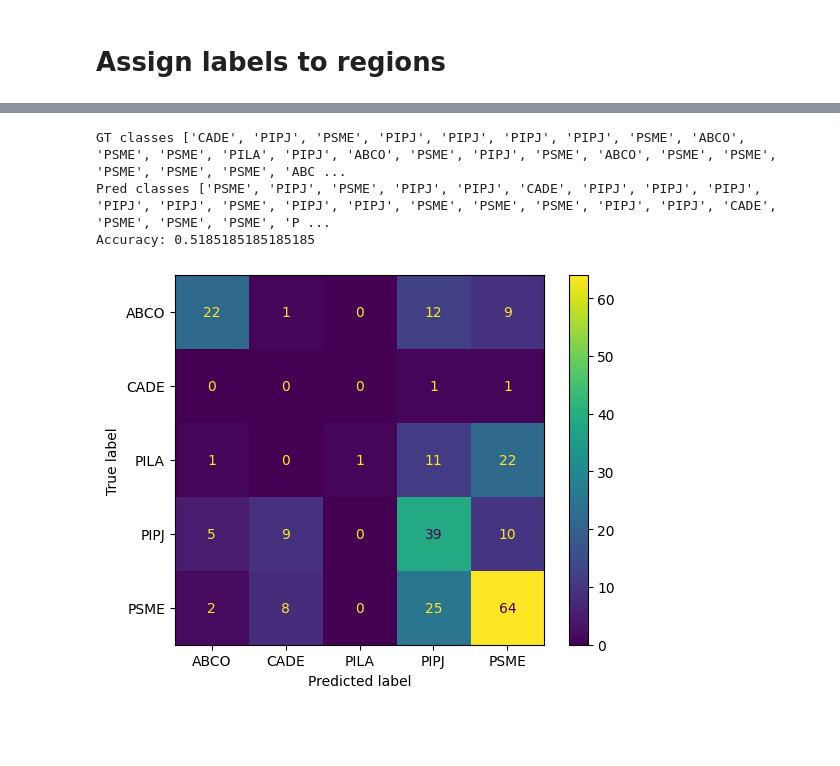
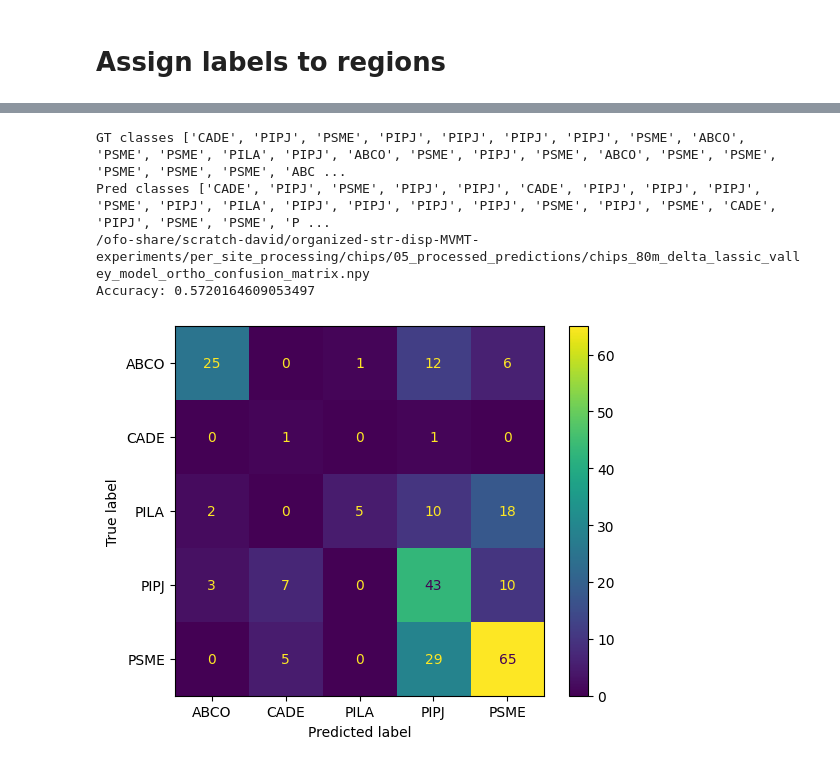
Before and after one commit to russelldj/str-disp-experiments, a Jupyter notebook: scripts/ortho/3_inference/3_inference_ortho_chips.ipynb, the cells around one changed output, grey strips where cells are left out. Cells and saved outputs as stored; diff of their text form; code cells hidden in the pictures; blank space fills up the shorter version.

```diff
--- a/scripts/ortho/3_inference/3_inference_ortho_chips.ipynb
+++ b/scripts/ortho/3_inference/3_inference_ortho_chips.ipynb
@@ -44,7 +44,7 @@ from constants import (
 # Define constants
 # %%
 INFERENCE_SITE = "chips"
-training_sites = sorted(["delta", "lassic"])
+training_sites = sorted(["delta", "lassic", "valley"])
 # %%
 logging.basicConfig(level="INFO")
 # %%
@@ -175,25 +174,27 @@ See the caveats in the documentation: https://pandas.pydata.org/pandas-docs/stab
 # %%
-NUMPY_EXPORT_CONFUSION_MATRIX_FILE = get_numpy_export_confusion_matrix_file(
-    inference_site=INFERENCE_SITE, is_ortho=True
+NUMPY_EXPORT_CONFUSION_MATRIX_FILE = get_numpy_export_cf_filename(
+    prediction_site_name=INFERENCE_SITE, training_sites=training_sites, is_ortho=True
 )
 FIGURE_EXPORT_CONFUSION_MATRIX_FILE = get_figure_export_confusion_matrix_file(
     inference_site=INFERENCE_SITE, is_ortho=True
 )
 
 gt_list = site_gdf[LABELS_COLUMN].tolist()
 pred_list = site_gdf["pred_class"].tolist()
 print(f"GT classes {gt_list}")
 print(f"Pred classes {pred_list}")
 
 # export and show
 cf, classess, accuracy = compute_and_show_cf(
     pred_labels=pred_list, gt_labels=gt_list, labels=list(IDS_TO_LABELS.values()),
     savefile=FIGURE_EXPORT_CONFUSION_MATRIX_FILE,
 )
+print(NUMPY_EXPORT_CONFUSION_MATRIX_FILE)
 np.save(NUMPY_EXPORT_CONFUSION_MATRIX_FILE, cf)
 print(f"Accuracy: {accuracy}")
 # %% [output]
 GT classes ['CADE', 'PIPJ', 'PSME', 'PIPJ', 'PIPJ', 'PIPJ', 'PIPJ', 'PSME', 'ABCO', 'PSME', 'PSME', 'PILA', 'PIPJ', 'ABCO', 'PSME', 'PIPJ', 'PSME', 'ABCO', 'PSME', 'PSME', 'PSME', 'PSME', 'PSME', 'ABC ...
-Pred classes ['PSME', 'PIPJ', 'PSME', 'PIPJ', 'PIPJ', 'CADE', 'PIPJ', 'PIPJ', 'PIPJ', 'PIPJ', 'PIPJ', 'PSME', 'PIPJ', 'PIPJ', 'PSME', 'PSME', 'PSME', 'PIPJ', 'PIPJ', 'CADE', 'PSME', 'PSME', 'PSME', 'P ...
-Accuracy: 0.5185185185185185
+Pred classes ['CADE', 'PIPJ', 'PSME', 'PIPJ', 'PIPJ', 'CADE', 'PIPJ', 'PIPJ', 'PIPJ', 'PSME', 'PIPJ', 'PILA', 'PIPJ', 'PIPJ', 'PIPJ', 'PIPJ', 'PSME', 'PIPJ', 'PSME', 'CADE', 'PIPJ', 'PSME', 'PSME', 'P ...
+/ofo-share/scratch-david/organized-str-disp-MVMT-experiments/per_site_processing/chips/05_processed_predictions/chips_80m_delta_lassic_valley_model_ortho_confusion_matrix.npy
+Accuracy: 0.5720164609053497
-[figure, old version]
+[figure, new version]
```
Also changed, not shown: parts of 6 cells of this notebook, 3 other files.
